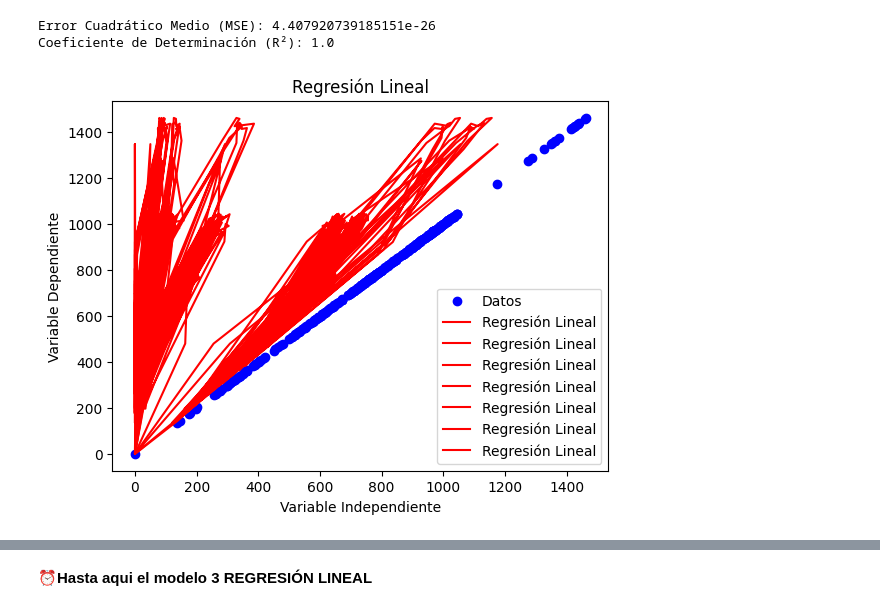
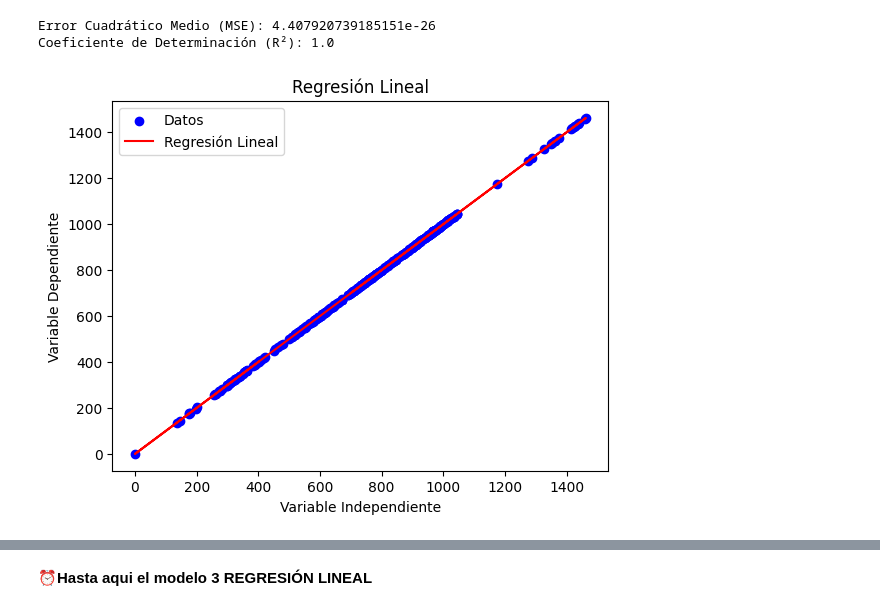
Before and after one commit to A01793509/Equipo_44, a Jupyter notebook: Avance4_44.ipynb, the cells around one changed output, grey strips where cells are left out. Drawn from its saved outputs; the diff is of its cells as text; code cells hidden in the pictures.

```diff
--- a/Avance4_44.ipynb
+++ b/Avance4_44.ipynb
@@ -569,20 +569,20 @@ Coeficiente de Determinación (R²): 1.0
 # %%
 # Graficar los datos de dispersión (scatter plot)
 plt.scatter(test_endog, predicciones, color='blue', label='Datos')
 
 # Graficar la regresión lineal
-plt.plot(test_exog, Modelo_REGRESION.predict(test_exog), color='red', label='Regresión Lineal')
+plt.plot(test_endog, Modelo_REGRESION.predict(test_exog), color='red', label='Regresión Lineal')
 
 # Agregar etiquetas y leyenda
 plt.xlabel('Variable Independiente')
 plt.ylabel('Variable Dependiente')
 plt.title('Regresión Lineal')
 plt.legend()
 
 # Mostrar la gráfica
 plt.show()
 # %% [output]
-[figure, old version]
+[figure, new version]
 # %%
 #Actualizamos las metricas obtenidas del modelo 1 en el dataframe
 dfmetricas.at[2,'Valor 1'] = mse
```
Also changed, not shown: parts of 15 cells of this notebook.
